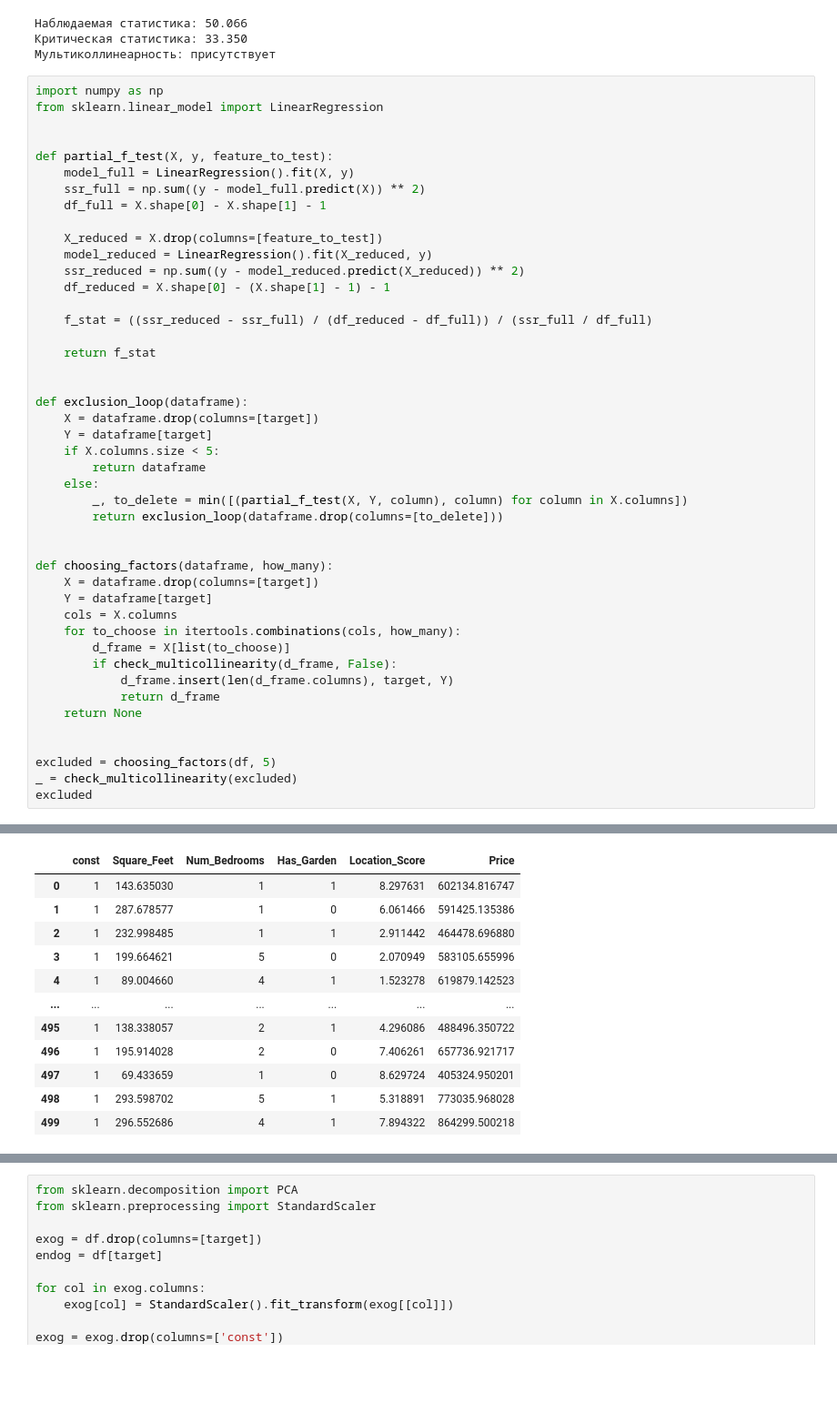
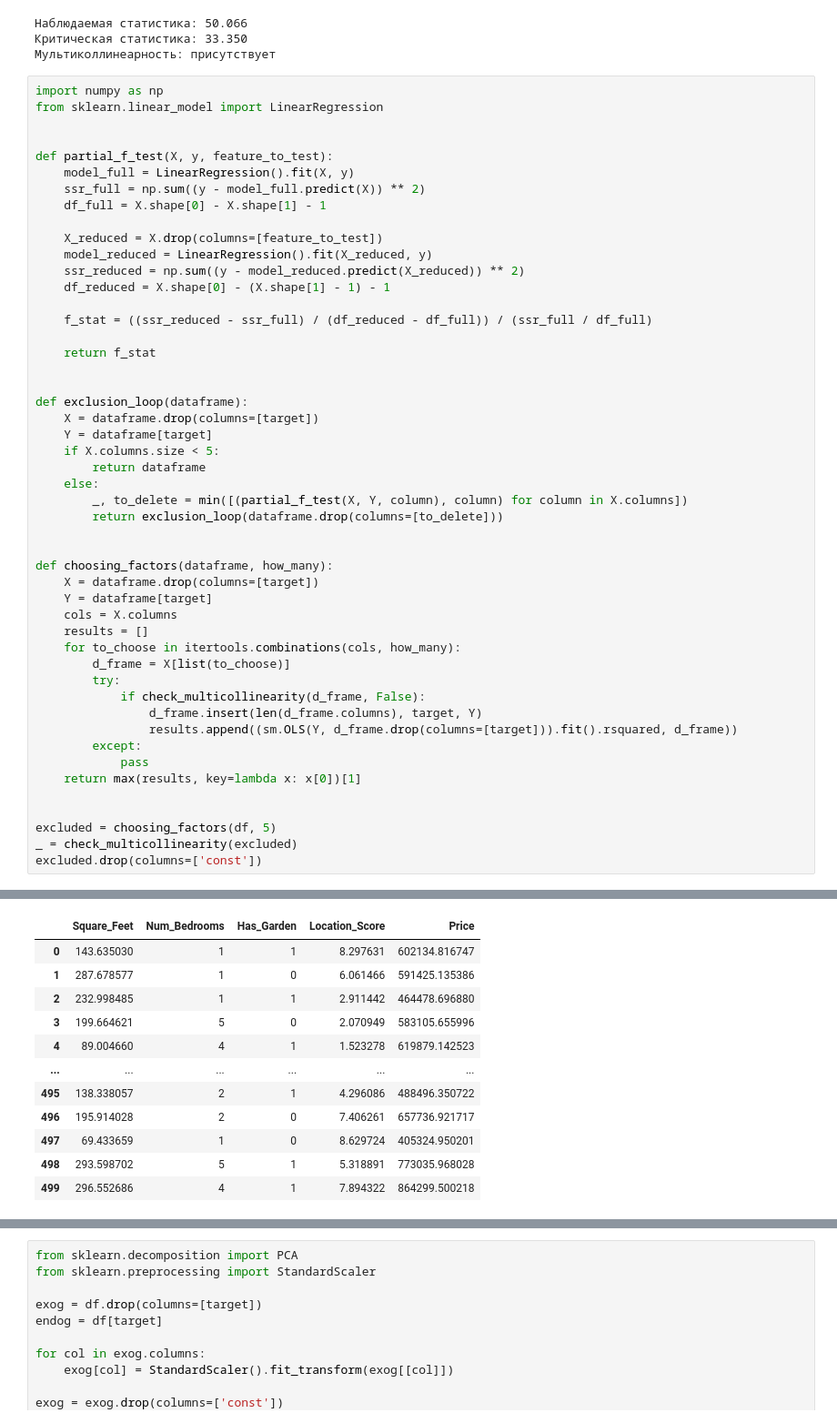
Before and after one commit to Kudriavtsev-Eduard/MultiRegressionSolution, a Jupyter notebook: solution.ipynb, the cells around one changed output, grey strips where cells are left out. Shown at 91% size. Cells and saved outputs as stored; diff of their text form; blank space fills up the shorter version.

```diff
--- a/solution.ipynb
+++ b/solution.ipynb
@@ -109,47 +105,51 @@ def partial_f_test(X, y, feature_to_test):
 
     f_stat = ((ssr_reduced - ssr_full) / (df_reduced - df_full)) / (ssr_full / df_full)
 
     return f_stat
 
 
 def exclusion_loop(dataframe):
     X = dataframe.drop(columns=[target])
     Y = dataframe[target]
     if X.columns.size < 5:
         return dataframe
     else:
         _, to_delete = min([(partial_f_test(X, Y, column), column) for column in X.columns])
         return exclusion_loop(dataframe.drop(columns=[to_delete]))
 
 
 def choosing_factors(dataframe, how_many):
     X = dataframe.drop(columns=[target])
     Y = dataframe[target]
     cols = X.columns
+    results = []
     for to_choose in itertools.combinations(cols, how_many):
         d_frame = X[list(to_choose)]
-        if check_multicollinearity(d_frame, False):
-            d_frame.insert(len(d_frame.columns), target, Y)
-            return d_frame
-    return None
+        try:
+            if check_multicollinearity(d_frame, False):
+                d_frame.insert(len(d_frame.columns), target, Y)
+                results.append((sm.OLS(Y, d_frame.drop(columns=[target])).fit().rsquared, d_frame))
+        except:
+            pass
+    return max(results, key=lambda x: x[0])[1]
 
 
 excluded = choosing_factors(df, 5)
 _ = check_multicollinearity(excluded)
-excluded
+excluded.drop(columns=['const'])
 # %% [output]
 Наблюдаемая статистика: 2.193
 Критическая статистика: 2.204
 Мультиколлинеарность: отсутствует
-|  | const | Square_Feet | Num_Bedrooms | Has_Garden | Location_Score | Price |
-| 0 | 1 | 143.635030 | 1 | 1 | 8.297631 | 602134.816747 |
-| 1 | 1 | 287.678577 | 1 | 0 | 6.061466 | 591425.135386 |
-| 2 | 1 | 232.998485 | 1 | 1 | 2.911442 | 464478.696880 |
-| 3 | 1 | 199.664621 | 5 | 0 | 2.070949 | 583105.655996 |
-| 4 | 1 | 89.004660 | 4 | 1 | 1.523278 | 619879.142523 |
-| ... | ... | ... | ... | ... | ... | ... |
-| 495 | 1 | 138.338057 | 2 | 1 | 4.296086 | 488496.350722 |
-| 496 | 1 | 195.914028 | 2 | 0 | 7.406261 | 657736.921717 |
-| 497 | 1 | 69.433659 | 1 | 0 | 8.629724 | 405324.950201 |
-| 498 | 1 | 293.598702 | 5 | 1 | 5.318891 | 773035.968028 |
-| 499 | 1 | 296.552686 | 4 | 1 | 7.894322 | 864299.500218 |
+|  | Square_Feet | Num_Bedrooms | Has_Garden | Location_Score | Price |
+| 0 | 143.635030 | 1 | 1 | 8.297631 | 602134.816747 |
+| 1 | 287.678577 | 1 | 0 | 6.061466 | 591425.135386 |
+| 2 | 232.998485 | 1 | 1 | 2.911442 | 464478.696880 |
+| 3 | 199.664621 | 5 | 0 | 2.070949 | 583105.655996 |
+| 4 | 89.004660 | 4 | 1 | 1.523278 | 619879.142523 |
+| ... | ... | ... | ... | ... | ... |
+| 495 | 138.338057 | 2 | 1 | 4.296086 | 488496.350722 |
+| 496 | 195.914028 | 2 | 0 | 7.406261 | 657736.921717 |
+| 497 | 69.433659 | 1 | 0 | 8.629724 | 405324.950201 |
+| 498 | 293.598702 | 5 | 1 | 5.318891 | 773035.968028 |
+| 499 | 296.552686 | 4 | 1 | 7.894322 | 864299.500218 |
```
Also changed, not shown: parts of 20 cells of this notebook.
